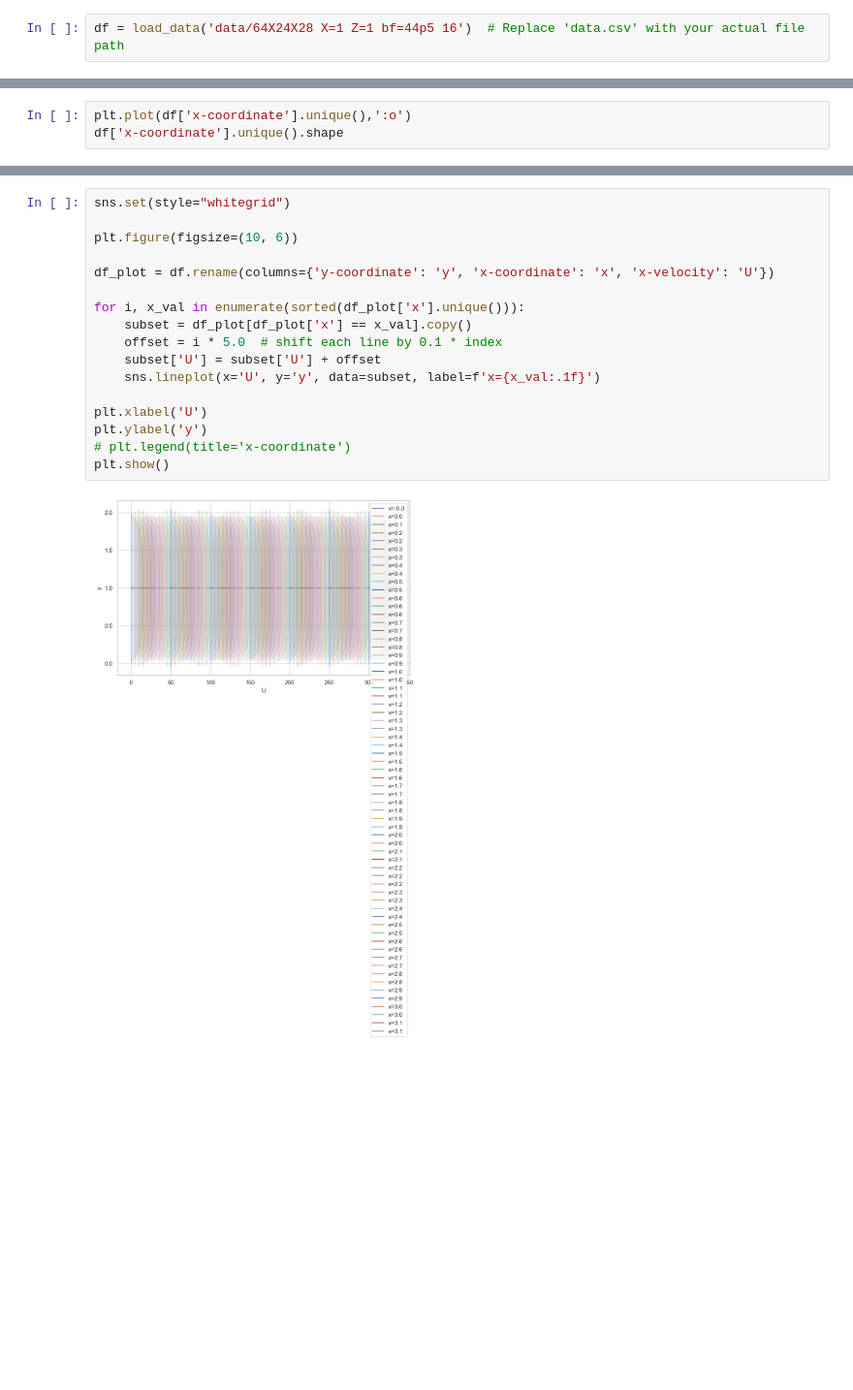
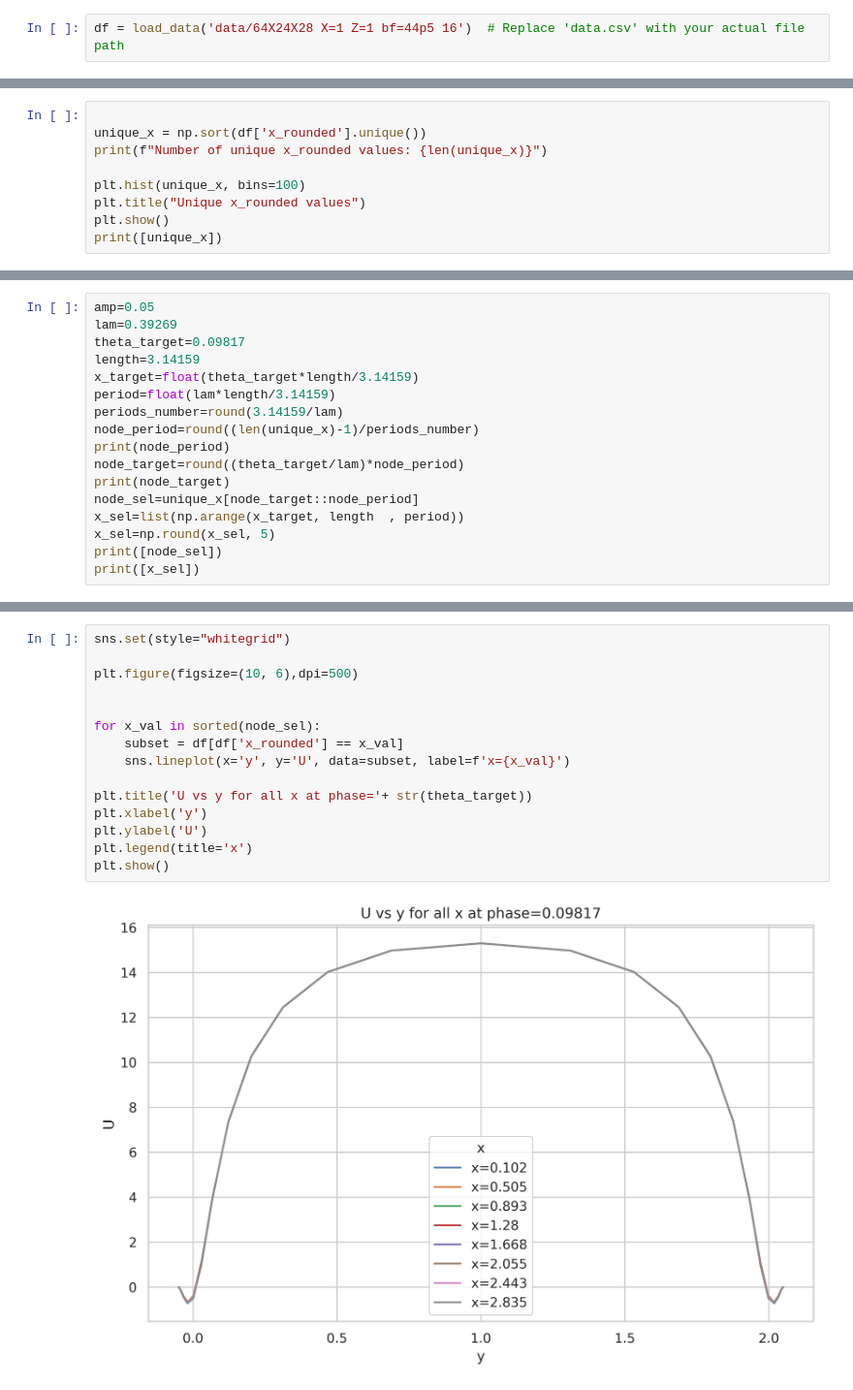
Before and after one commit to alexliberzonlab/sari-data, a Jupyter notebook: data_to_plot.ipynb, the cells around one changed output, grey strips where cells are left out. Shown at 97% size. Saved outputs shown, nothing was run; the diff lists cells and outputs as text; blank space fills up the shorter version.

```diff
--- a/data_to_plot.ipynb
+++ b/data_to_plot.ipynb
@@ -42,5 +44,11 @@ Index(['nodenumber', 'x-coordinate', 'y-coordinate', 'z-coordinate',
       dtype='object')
 # %%
-plt.plot(df['x-coordinate'].unique(),':o')
-df['x-coordinate'].unique().shape
+
+unique_x = np.sort(df['x_rounded'].unique())
+print(f"Number of unique x_rounded values: {len(unique_x)}")
+
+plt.hist(unique_x, bins=100)
+plt.title("Unique x_rounded values")
+plt.show()
+print([unique_x])
 # %% [output]
@@ -57,0 +76,17 @@ plt.plot(df['y-coordinate'].unique(),':o')
+# %%
+amp=0.05
+lam=0.39269
+theta_target=0.09817
+length=3.14159
+x_target=float(theta_target*length/3.14159)
+period=float(lam*length/3.14159)
+periods_number=round(3.14159/lam)
+node_period=round((len(unique_x)-1)/periods_number)
+print(node_period)
+node_target=round((theta_target/lam)*node_period)
+print(node_target)
+node_sel=unique_x[node_target::node_period]
+x_sel=list(np.arange(x_target, length  , period))
+x_sel=np.round(x_sel, 5)
+print([node_sel])
+print([x_sel])
@@ -58,19 +133,17 @@ plt.plot(df['y-coordinate'].unique(),':o')
 # %%
 sns.set(style="whitegrid")
 
-plt.figure(figsize=(10, 6))
+plt.figure(figsize=(10, 6),dpi=500)
 
-df_plot = df.rename(columns={'y-coordinate': 'y', 'x-coordinate': 'x', 'x-velocity': 'U'})
 
-for i, x_val in enumerate(sorted(df_plot['x'].unique())):
-    subset = df_plot[df_plot['x'] == x_val].copy()
-    offset = i * 5.0  # shift each line by 0.1 * index
-    subset['U'] = subset['U'] + offset
-    sns.lineplot(x='U', y='y', data=subset, label=f'x={x_val:.1f}')
+for x_val in sorted(node_sel):
+    subset = df[df['x_rounded'] == x_val]
+    sns.lineplot(x='y', y='U', data=subset, label=f'x={x_val}')
 
-plt.xlabel('U')
-plt.ylabel('y')
-# plt.legend(title='x-coordinate')
+plt.title('U vs y for all x at phase='+ str(theta_target))
+plt.xlabel('y')
+plt.ylabel('U')
+plt.legend(title='x')
 plt.show()
 # %% [output]
-[figure, old version]
+[figure, new version]
```
Also changed, not shown: parts of 13 cells of this notebook, 2 other files.
